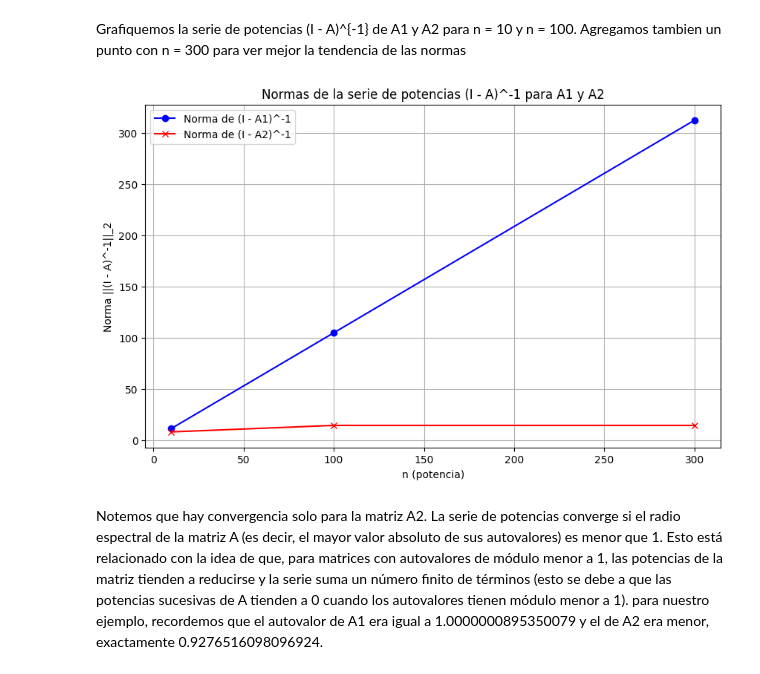
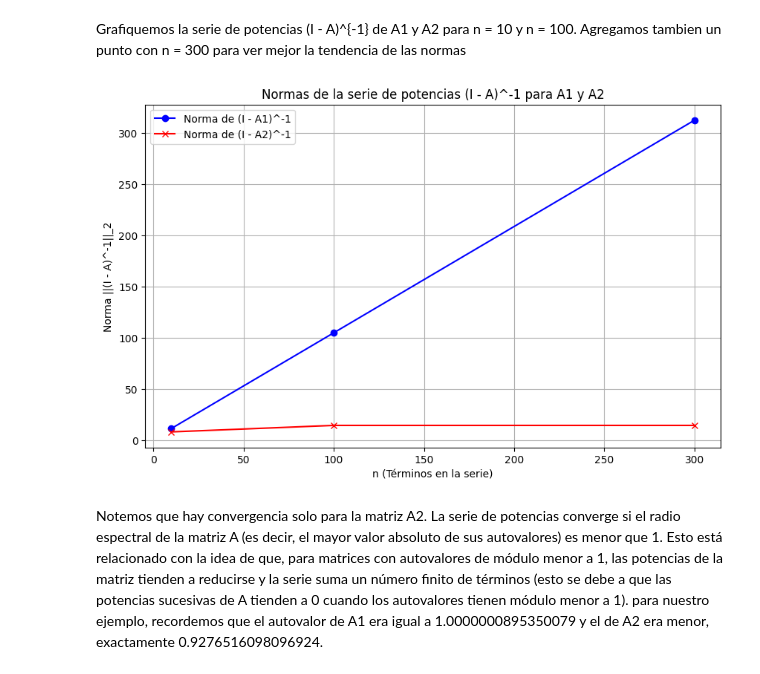
Before and after one commit to Empromptu/TP2-ALC, a Jupyter notebook: main.ipynb, the cells around one changed output. Cells and saved outputs as stored; diff of their text form; code cells hidden in the pictures.

```diff
--- a/main.ipynb
+++ b/main.ipynb
@@ -47,26 +47,21 @@ A2 = np.array([
 
 N = 250
 
-a1 = np.zeros(N)
-a2 = np.zeros(N)
+a1 = []
+a2 = []
 
-for n in range(1, N + 1):
-    a1[n - 1] = norm(np.linalg.matrix_power(A1, n), 2)
-    a2[n - 1] = norm(np.linalg.matrix_power(A2, n), 2)
-
+for i in range(1, N+1):
+    a1.append(norm(np.linalg.matrix_power(A1, i), 2))
+    a2.append(norm(np.linalg.matrix_power(A2, i), 2))
 
 plt.figure(figsize=(10, 6))
-
 plt.plot(a1, label=r'$\|A_1^n\|_2$', color='blue')
-
 plt.plot(a2, label=r'$\|A_2^n\|_2$', color='red')
-
 plt.xlabel('n (potencia)')
 plt.ylabel(r'$\|A^n\|_2$')
 plt.title('Norma 2 de las potencias de las matrices A1 y A2')
 plt.legend()
 plt.grid(True)
-
 plt.show()
 # %% [output]
 [figure]
@@ -127,39 +122,37 @@ print(tabla)
 # %% [markdown]
 Grafiquemos la serie de potencias (I - A)^{-1} de  A1 y  A2 para n = 10  y  n = 100. Agregamos tambien un punto con n = 300 para ver mejor la tendencia de las normas
 # %%
-
-
 n_values = [10, 100 , 300]
 
 norms_A1 = []
 norms_A2 = []
 
 for n in n_values:
 
     sum_A1 = np.eye(A1.shape[0])
     sum_A2 = np.eye(A2.shape[0])
 
     for k in range(1, n+1):
         sum_A1 += np.linalg.matrix_power(A1, k)
         sum_A2 += np.linalg.matrix_power(A2, k)
 
     norms_A1.append(norm(sum_A1, 2))
     norms_A2.append(norm(sum_A2, 2))
 
 
 plt.figure(figsize=(10, 6))
 
 plt.plot(n_values, norms_A1, label='Norma de (I - A1)^-1', marker='o', linestyle='-', color='b')
 plt.plot(n_values, norms_A2, label='Norma de (I - A2)^-1', marker='x', linestyle='-', color='r')
 
-plt.xlabel('n (potencia)')
+plt.xlabel('n (Términos en la serie)')
 plt.ylabel('Norma ||(I - A)^-1||_2')
 plt.title('Normas de la serie de potencias (I - A)^-1 para A1 y A2')
 plt.legend()
 plt.grid(True)
 plt.show()
 # %% [output]
-[figure, old version]
+[figure, new version]
 # %% [markdown]
 Notemos que hay convergencia solo para la matriz A2. La serie de potencias converge si el radio espectral de la matriz A (es decir, el mayor valor absoluto de sus autovalores) es menor que 1. Esto está relacionado con la idea de que, para matrices con autovalores de módulo menor a 1, las potencias de la matriz tienden a reducirse y la serie suma un número finito de términos (esto se debe a que las potencias sucesivas de A tienden a 0 cuando los autovalores tienen módulo menor a 1).
 para nuestro ejemplo, recordemos que el autovalor de A1 era igual a 1.0000000895350079 y el de A2 era menor, exactamente 0.9276516098096924.
```
Also changed, not shown: parts of 6 cells of this notebook.
